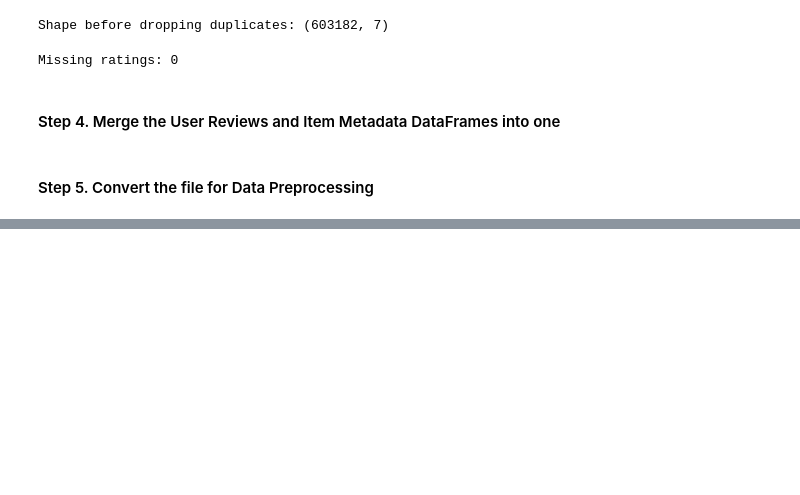
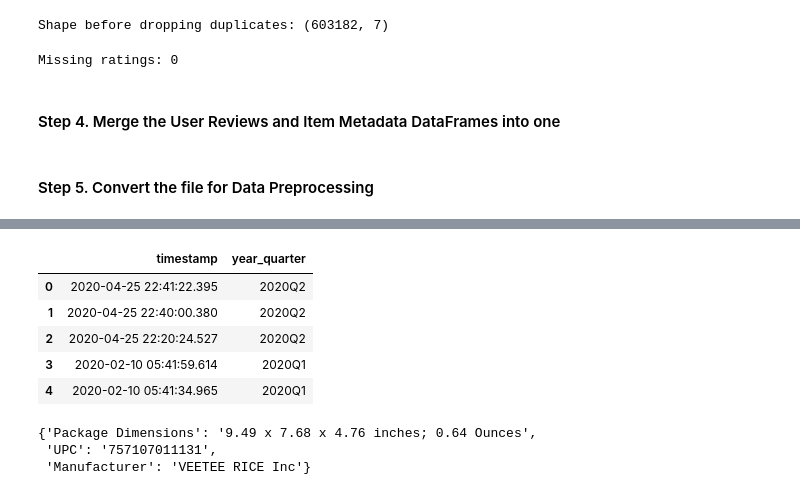
Before and after one commit to Nestle-1A-BTT/flavor-trend-prediction, a Jupyter notebook: Amazon_DataFrame.ipynb, the cells around one changed output, grey strips where cells are left out. Saved outputs shown, nothing was run; the diff lists cells and outputs as text; code cells hidden in the pictures; blank space fills up the shorter version.

```diff
--- a/Amazon_DataFrame.ipynb
+++ b/Amazon_DataFrame.ipynb
@@ -192,0 +249,3 @@ print(f"Exported {total_chunks} parquet chunks")
+# %%
+# Convert timestamps to actual date&time format
+df['timestamp'] = pd.to_datetime(df['timestamp'], unit='ms', errors='coerce')
@@ -192,0 +261,18 @@ print(f"Exported {total_chunks} parquet chunks")
+# %%
+# Create year_quarter column in df
+df['year_quarter'] = df['timestamp'].dt.to_period('Q')
+df[['timestamp', 'year_quarter']].head()
+# %% [output]
+|  | timestamp | year_quarter |
+| 0 | 2020-04-25 22:41:22.395 | 2020Q2 |
+| 1 | 2020-04-25 22:40:00.380 | 2020Q2 |
+| 2 | 2020-04-25 22:20:24.527 | 2020Q2 |
+| 3 | 2020-02-10 05:41:59.614 | 2020Q1 |
+| 4 | 2020-02-10 05:41:34.965 | 2020Q1 |
+# %%
+# View first row of 'details' column
+df['details'].iloc[0]
+# %% [output]
+{'Package Dimensions': '9.49 x 7.68 x 4.76 inches; 0.64 Ounces',
+ 'UPC': '757107011131',
+ 'Manufacturer': 'VEETEE RICE Inc'}
```
Also changed, not shown: parts of 26 cells of this notebook.
